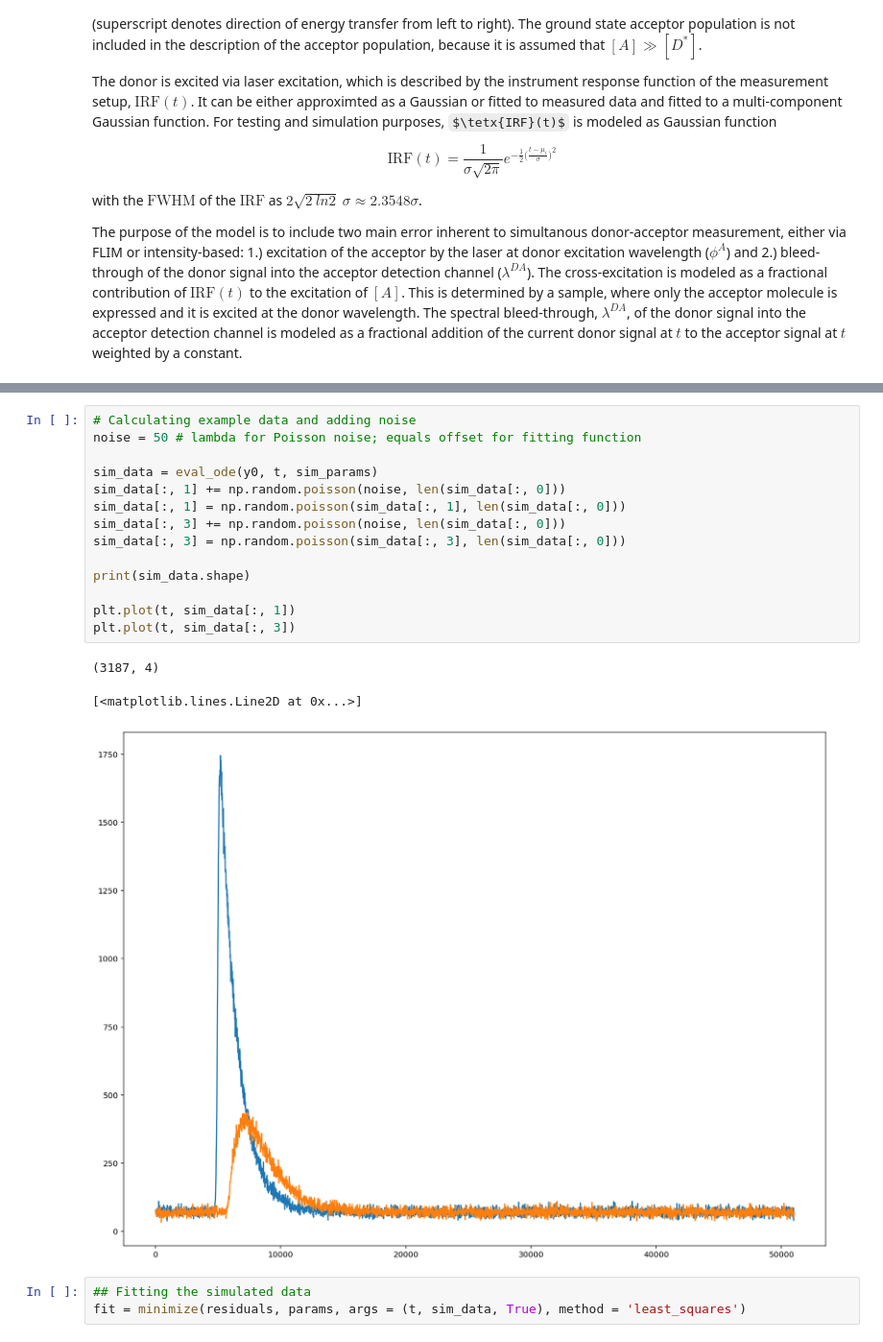
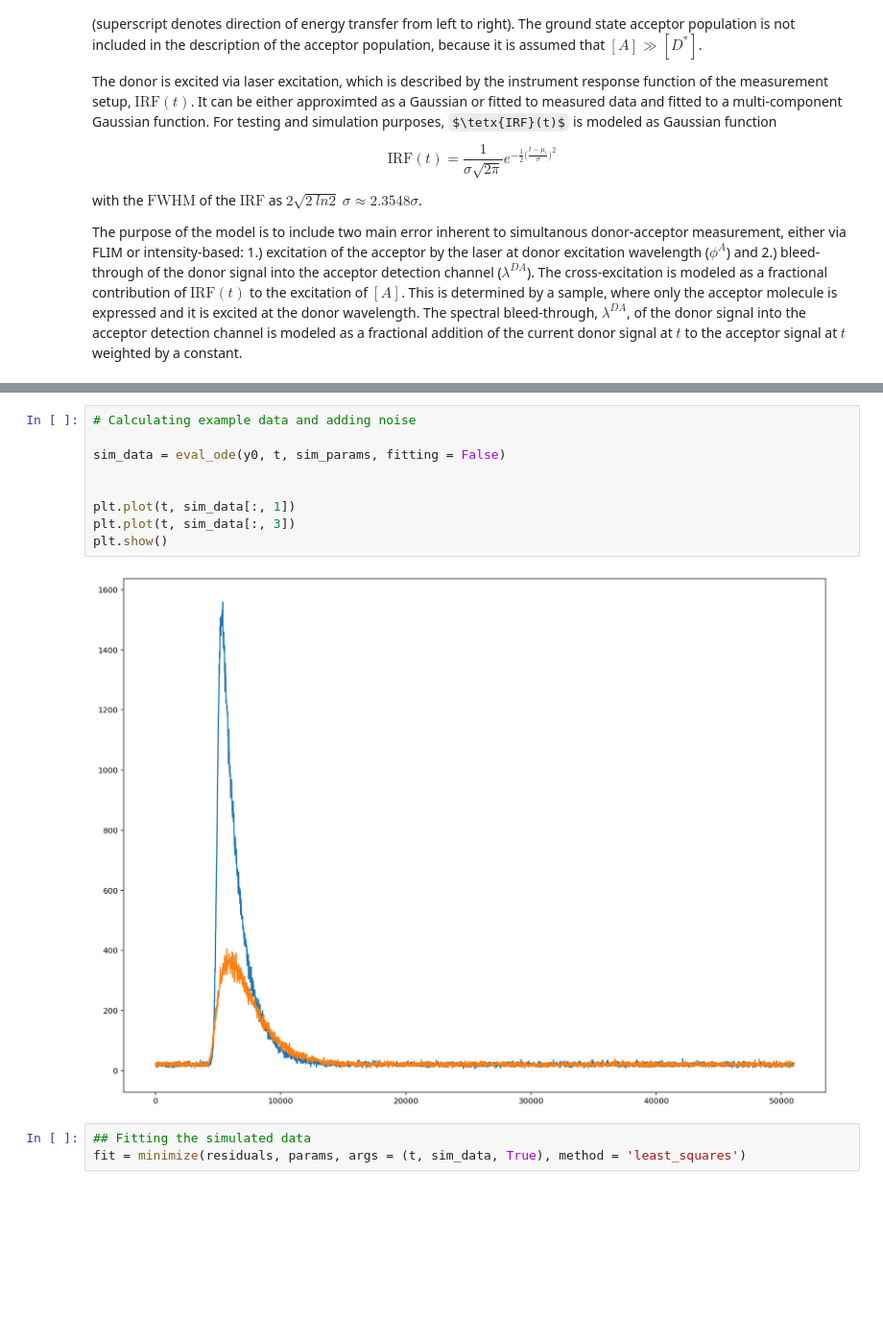
Before and after one commit to Tomkaehst/PhasorFLIM, a Jupyter notebook: notebooks/FLIM Fitting Donor-Acceptor Model.ipynb, the cells around one changed output, grey strips where cells are left out. Shown at 96% size. Cells and saved outputs as stored; diff of their text form; some formulas as TeX source; blank space fills up the shorter version.

```diff
--- a/notebooks/FLIM Fitting Donor-Acceptor Model.ipynb
+++ b/notebooks/FLIM Fitting Donor-Acceptor Model.ipynb
@@ -184,22 +211,15 @@ params.add('offset', value = 2, min = 0, max = 100)
 params.add('acceptor_shift', value = -30, min = -50, max = 50)
-# %%
-# Calculating example data and adding noise
-noise = 50 # lambda for Poisson noise; equals offset for fitting function
-
-sim_data = eval_ode(y0, t, sim_params)
-sim_data[:, 1] += np.random.poisson(noise, len(sim_data[:, 0]))
-sim_data[:, 1] = np.random.poisson(sim_data[:, 1], len(sim_data[:, 0]))
-sim_data[:, 3] += np.random.poisson(noise, len(sim_data[:, 0]))
-sim_data[:, 3] = np.random.poisson(sim_data[:, 3], len(sim_data[:, 0]))
-
-print(sim_data.shape)
-
-plt.plot(t, sim_data[:, 1])
-plt.plot(t, sim_data[:, 3])
-# %% [output]
-(3187, 4)
-[<matplotlib.lines.Line2D at 0x...>]
-[figure, removed]
+# %%
+# Calculating example data and adding noise
+
+sim_data = eval_ode(y0, t, sim_params, fitting = False)
+
+
+plt.plot(t, sim_data[:, 1])
+plt.plot(t, sim_data[:, 3])
+plt.show()
+# %% [output]
+[figure, added]
 # %%
 ## Fitting the simulated data
 fit = minimize(residuals, params, args = (t, sim_data, True), method = 'least_squares')
```
Also changed, not shown: parts of 7 cells of this notebook.
